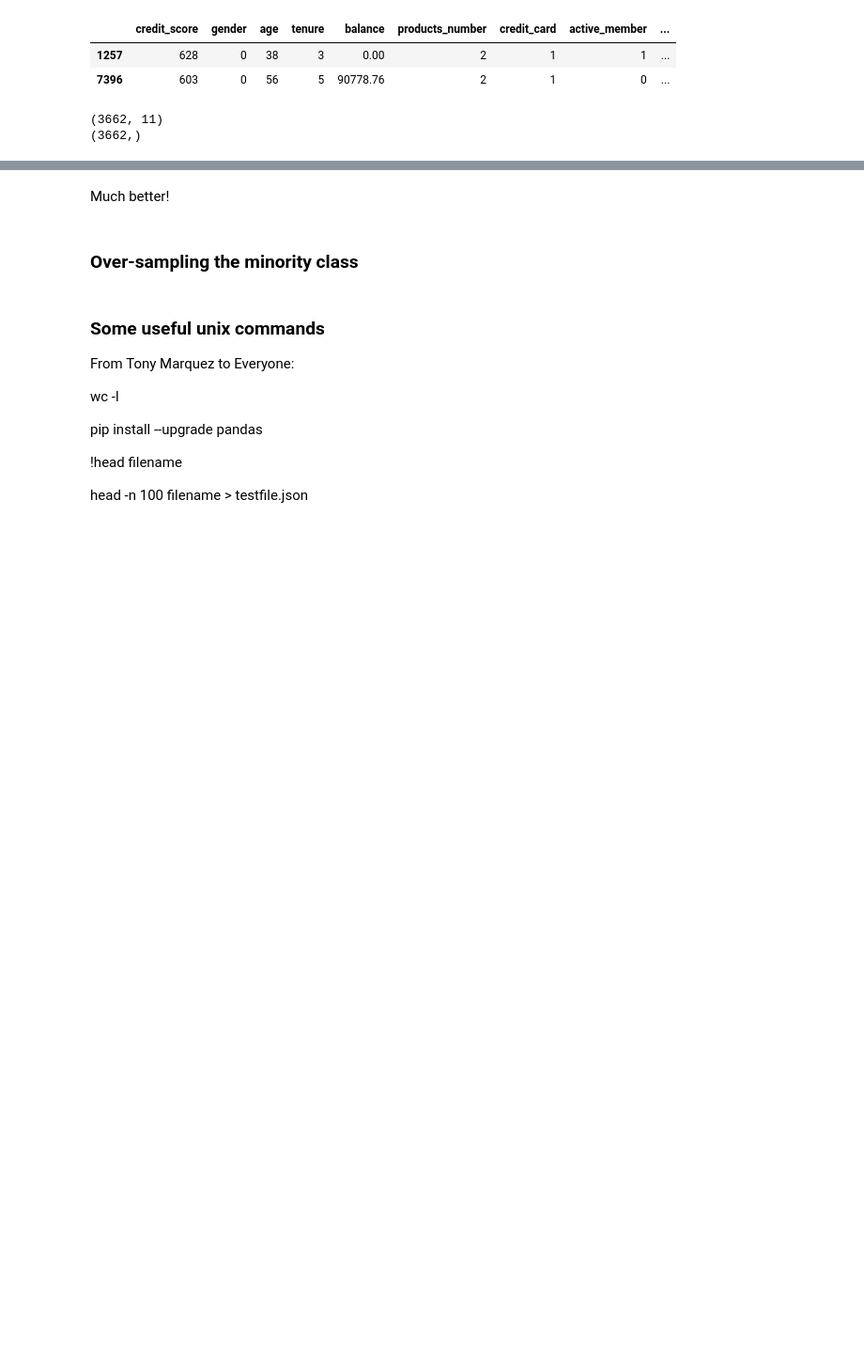
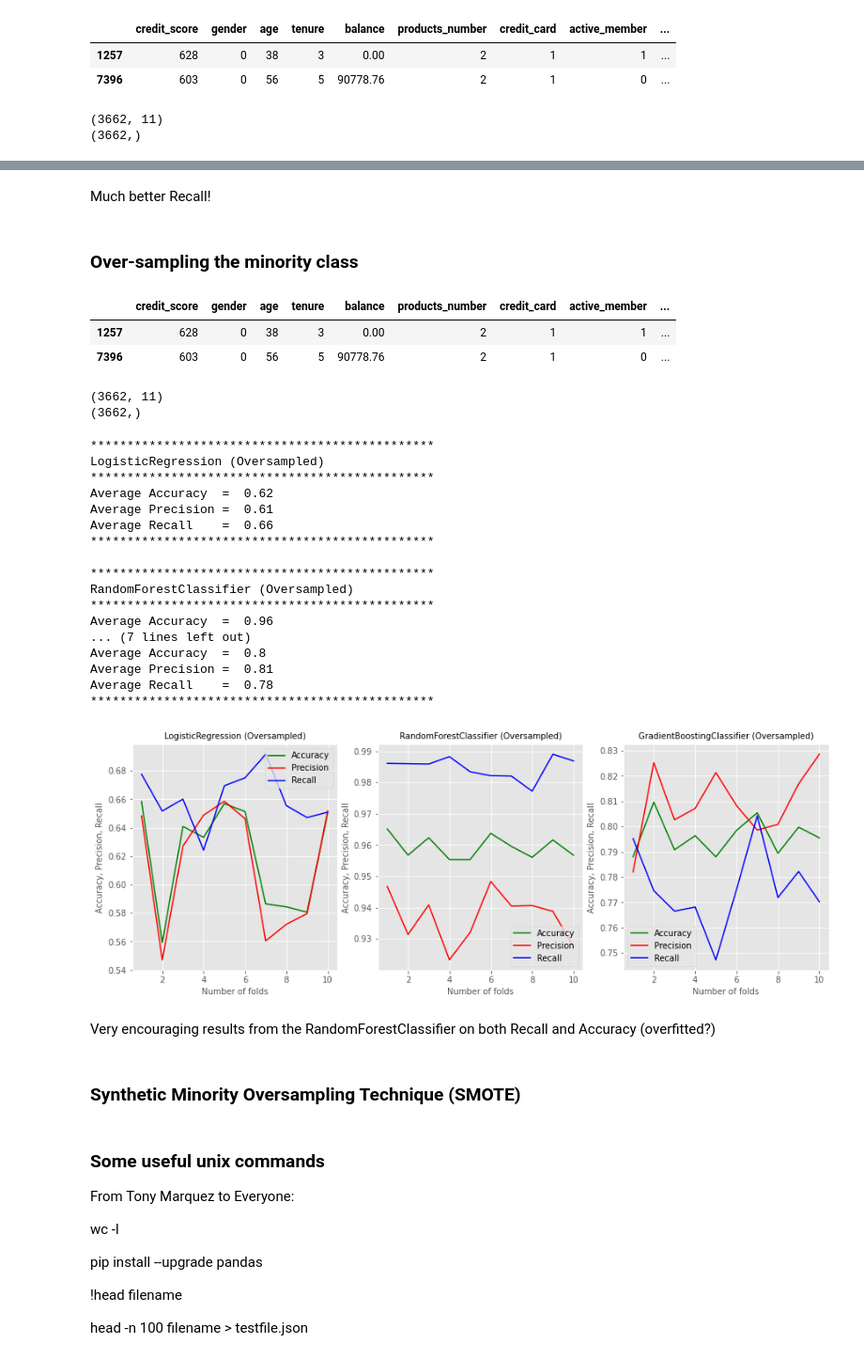
Before and after one commit to ArunMitra/Bank-Customer-Churn-Prediction, a Jupyter notebook: Notebooks/bank_customer_churn_prediction.ipynb, the cells around one changed output, grey strips where cells are left out. Shown at 94% size. Cells and saved outputs as stored; diff of their text form; code cells hidden in the pictures; blank space fills up the shorter version.

```diff
--- a/Notebooks/bank_customer_churn_prediction.ipynb
+++ b/Notebooks/bank_customer_churn_prediction.ipynb
@@ -459,7 +522,61 @@ plot_models(results)
 # %% [markdown]
-Much better!
+Much better Recall!
 # %% [markdown]
 ### Over-sampling the minority class
+# %%
+# First put X_train and y_train together
+Xy_temp = pd.concat([X_train, y_train], axis=1)
+Xy_temp.head(2)
+# %% [output]
+|  | credit_score | gender | age | tenure | balance | products_number | credit_card | active_member | ... |
+| 1257 | 628 | 0 | 38 | 3 | 0.00 | 2 | 1 | 1 | ... |
+| 7396 | 603 | 0 | 56 | 5 | 90778.76 | 2 | 1 | 0 | ... |
+# %%
+# Now take all samples that are in the majority class then add an equal number of samples(with replacement)
+# from the minority class
+X_train_over_sampled = Xy_temp[Xy_temp['churn'] == 0] \
+                        .append(Xy_temp[Xy_temp['churn'] == 1].sample(Xy_temp[Xy_temp['churn'] == 0].shape[0], \
+                                                                      replace=True))
+# %%
+# Now pull y_train_over_sampled out
+y_train_over_sampled = X_train_over_sampled['churn']
+X_train_over_sampled = X_train_over_sampled.drop(['churn'], axis=1)
+# %%
+print(X_train_under_sampled.shape)
+print(y_train_under_sampled.shape)
+# %% [output]
+(3662, 11)
+(3662,)
+# %%
+# Now see if the models do better with this over-sampled data
+estimators = [LogisticRegression, RandomForestClassifier, GradientBoostingClassifier]
+results = []
+for estimator in estimators:
+    results.append((run_models(estimator, X_train_over_sampled, y_train_over_sampled, n_splits=10, stratified=False)))
+show_model_scores(estimators, results, n_splits=10, suffix=' (Oversampled)')
+# %% [output]
+***********************************************
+LogisticRegression (Oversampled)
+***********************************************
+Average Accuracy  =  0.62
+Average Precision =  0.61
+Average Recall    =  0.66
+***********************************************
+
+***********************************************
+RandomForestClassifier (Oversampled)
+***********************************************
+Average Accuracy  =  0.96
+... (7 lines left out)
+Average Accuracy  =  0.8
+Average Precision =  0.81
+Average Recall    =  0.78
+***********************************************
+[figure, added]
+# %% [markdown]
+Very encouraging results from the RandomForestClassifier on both Recall and Accuracy (overfitted?)
+# %% [markdown]
+### Synthetic Minority Oversampling Technique (SMOTE)
 # %% [markdown]
 ### Some useful unix commands
 From Tony Marquez to Everyone:
```
Also changed, not shown: parts of 11 cells of this notebook, 4 other files.
